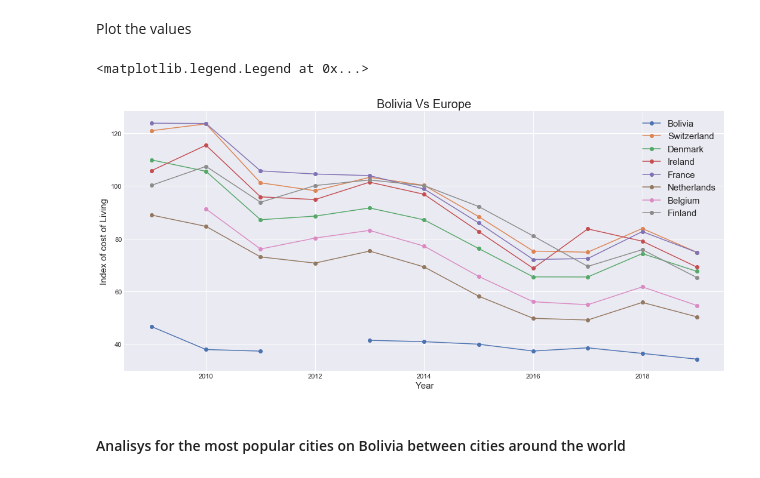
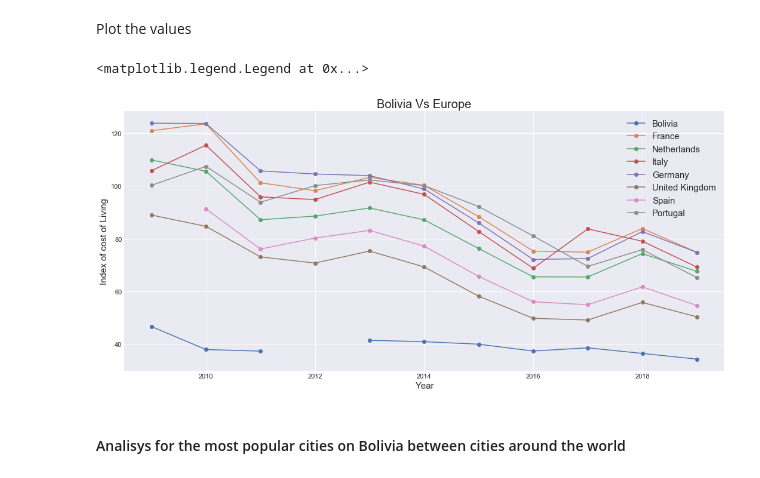
Before and after one commit to edsonSozaAndrade/Coursera_Capstone, a Jupyter notebook: HelloBolivia.ipynb, the cells around one changed output. Cells and saved outputs as stored; diff of their text form; code cells hidden in the pictures.

```diff
--- a/HelloBolivia.ipynb
+++ b/HelloBolivia.ipynb
@@ -285,17 +285,16 @@ Plot the values
 # %%
 dfSpagghettiEurope = boliviaAndEuropeData.pivot(index='Year', columns='Country', values='Cost of Living Index')
 dfSpagghettiEurope.head()
 
 plt.figure(figsize = (18, 8))
 plt.plot(dfSpagghettiEurope,'-o')
 plt.ylabel('Index of cost of Living', size = 15)
 plt.xlabel('Year', size = 15)
 plt.title('Bolivia Vs Europe', size=20)
-plt.legend(['Bolivia','Switzerland','Denmark','Ireland','France','Netherlands','Belgium','Finland','Italy',
-            'Germany','United Kingdom','Greece','Spain','Portugal','Poland','Russia '], prop={'size': 15})
+plt.legend(['Bolivia','France','Netherlands','Italy','Germany','United Kingdom','Spain','Portugal'], prop={'size': 15})
 # %% [output]
 <matplotlib.legend.Legend at 0x...>
-[figure, old version]
+[figure, new version]
 # %% [markdown]
 #### Analisys for the most popular cities on Bolivia between cities around the world
 # %% [markdown]
```
Also changed, not shown: parts of 5 cells of this notebook.
